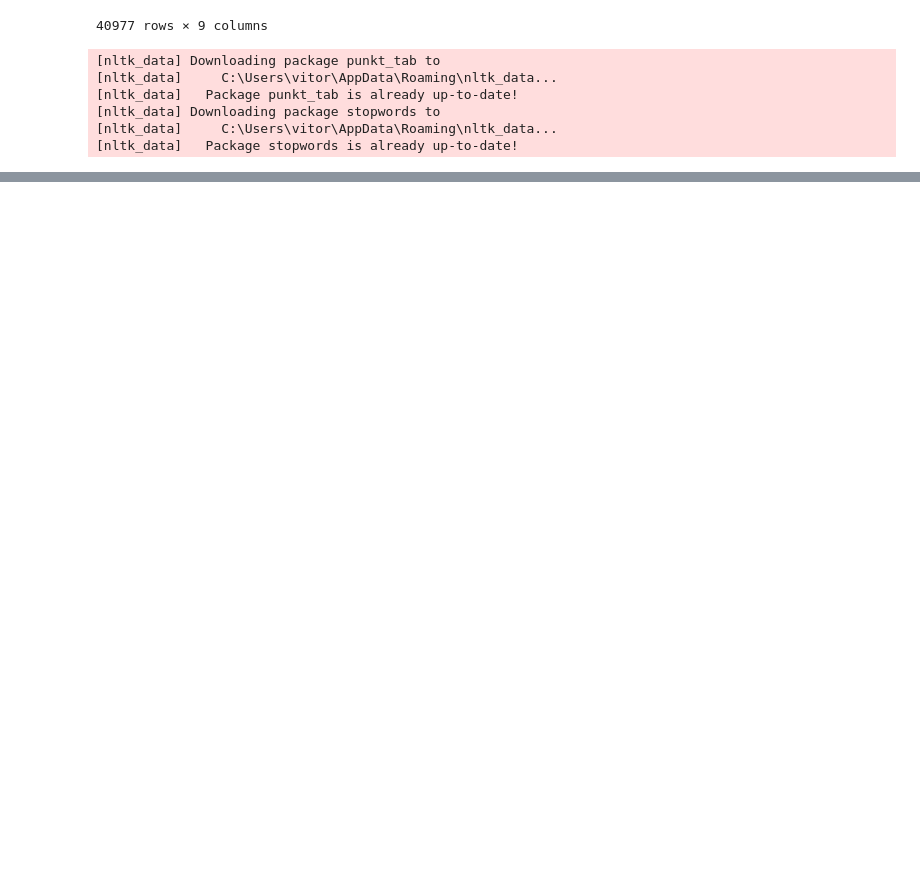
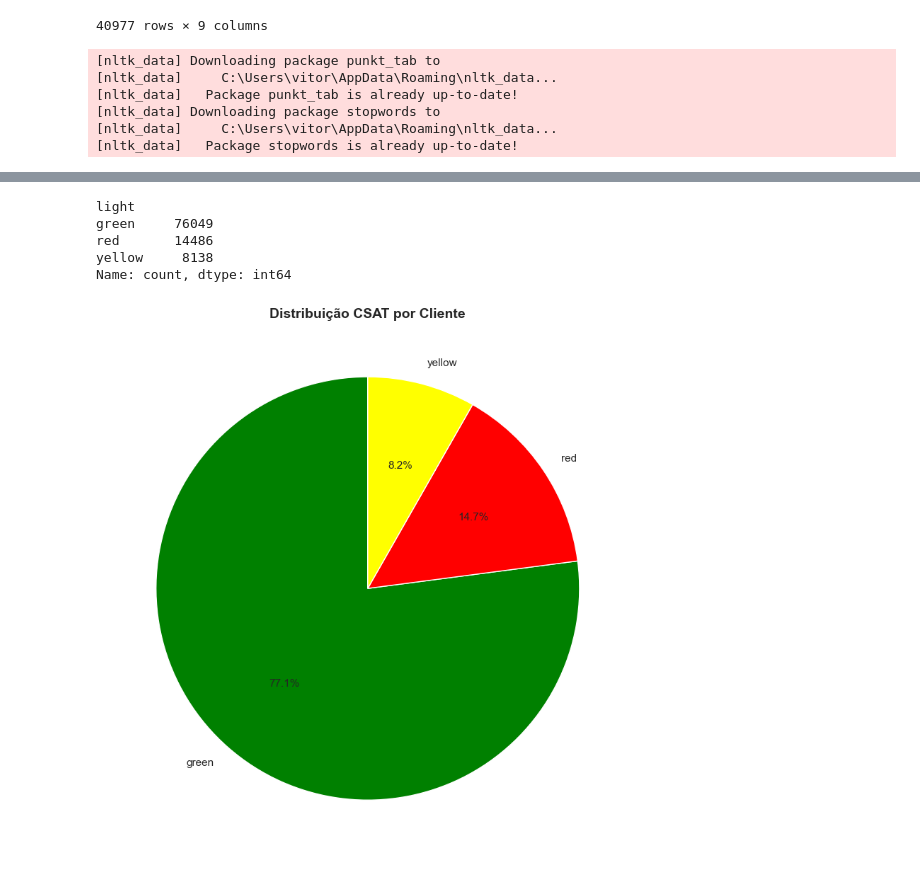
Before and after one commit to Lobinho1233/tech-challenge, a Jupyter notebook: notebook/analytics.ipynb, the cells around one changed output, grey strips where cells are left out. Cells and saved outputs as stored; diff of their text form; code cells hidden in the pictures; blank space fills up the shorter version.

```diff
--- a/notebook/analytics.ipynb
+++ b/notebook/analytics.ipynb
@@ -361,0 +425,20 @@ Name: count, dtype: int64
+# %%
+duckdb.register('creating', creating)
+duckdb.register('customers_table', customers)
+
+newquery = """
+
+SELECT creating.customer_id,
+       creating.review_score_mean,
+       creating.light,
+       customers_table.customer_city,
+       customers_table.customer_state AS uf
+FROM creating
+LEFT JOIN customers_table
+ON creating.customer_id = customers_table.customer_id
+
+"""
+# %%
+dataheeh = duckdb.sql(newquery).df()
+
+dataheeh
@@ -361,0 +459,23 @@ Name: count, dtype: int64
+# %%
+dataheeh["light"].value_counts()
+# %% [output]
+light
+green     76049
+red       14486
+yellow     8138
+Name: count, dtype: int64
+# %%
+plt.figure(figsize=(12, 8))
+
+csat_counts = dataheeh["light"].value_counts()
+
+colors_map = {'red': 'red', 'yellow': 'yellow', 'green': 'green'}
+colors = csat_counts.index.map(colors_map)
+
+plt.pie(csat_counts, labels=csat_counts.index, autopct='%1.1f%%', startangle=90, textprops={'fontsize': 11}, colors=colors)
+
+plt.title('Distribuição CSAT por Cliente', fontsize=14, fontweight='bold')
+plt.tight_layout()
+plt.show()
+# %% [output]
+[figure, added]
```
Also changed, not shown: parts of 25 cells of this notebook.
